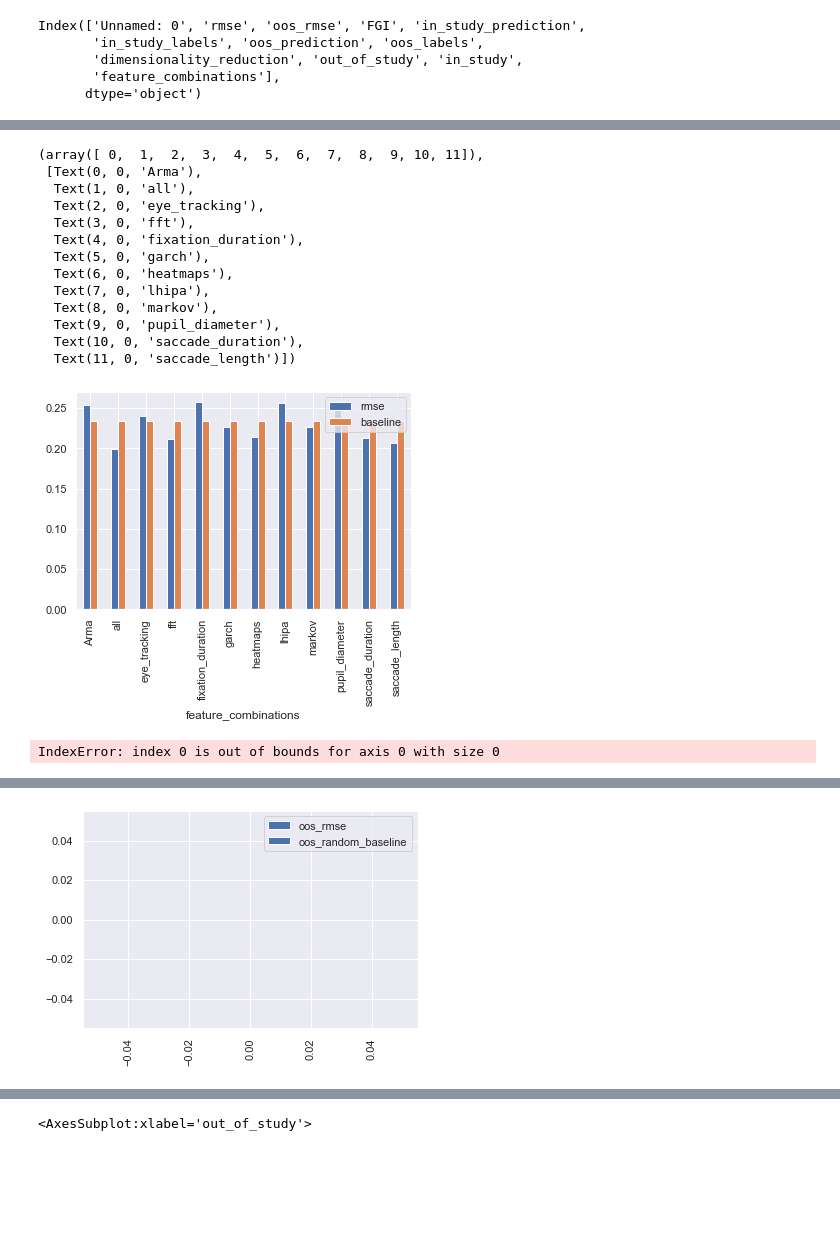
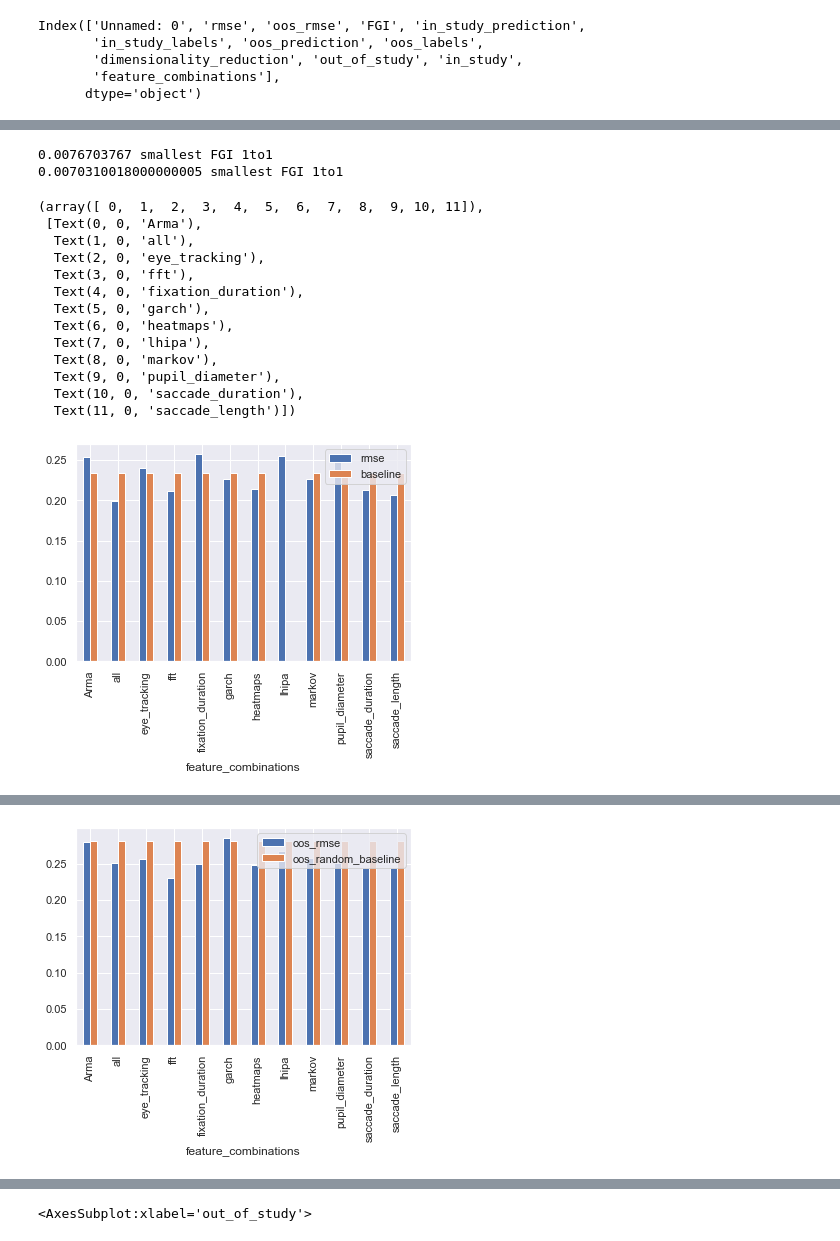
Before and after one commit to s0lvang/ideal-pancake, a Jupyter notebook: misc/notebooks/Analyze Results.ipynb, the cells around one changed output, grey strips where cells are left out. Drawn from its saved outputs; the diff is of its cells as text; code cells hidden in the pictures; blank space fills up the shorter version.

Commit message:
update results notebook

```diff
--- a/misc/notebooks/Analyze Results.ipynb
+++ b/misc/notebooks/Analyze Results.ipynb
@@ -4,9 +4,9 @@ from matplotlib import pyplot as plt
 import seaborn as sns
 sns.set_theme()
 # %%
-df = pd.read_csv("results/results_2_to_1_new_emip.csv")
+two_to_one_df = pd.read_csv("results/results_2_to_1_new_emip.csv")
 one_to_one_df = pd.read_csv("results/results_1_to_1_new_emip.csv")
-df.columns
+two_to_one_df.columns
 # %% [output]
 Index(['Unnamed: 0', 'rmse', 'oos_rmse', 'FGI', 'in_study_prediction',
        'in_study_labels', 'oos_prediction', 'oos_labels',
@@ -170,6 +180,15 @@ one_to_one_df
+# %%
+def filter_on_baselines(df):
+    return df[(df["rmse"] < df["baseline"]) & (df["oos_rmse"] < df["oos_baseline"])]
+
+print(filter_on_baselines(one_to_one_df).loc[:,"FGI"].min(), "smallest FGI 1to1")
+print(filter_on_baselines(two_to_one_df).loc[:,"FGI"].min(), "smallest FGI 1to1")
+# %% [output]
+0.0076703767 smallest FGI 1to1
+0.0070310018000000005 smallest FGI 1to1
 # %%
 #MINIMUM RMSE PER FEATURE
-minimum_rmse = df.loc[df.groupby('feature_combinations')["rmse"].idxmin()]
+minimum_rmse = two_to_one_df.loc[df.groupby('feature_combinations')["rmse"].idxmin()]
 minimum_rmse.plot.bar(x="feature_combinations", y=["rmse", "baseline"])
 plt.xticks(rotation=90)
 # %% [output]
@@ -186,12 +205,11 @@ plt.xticks(rotation=90)
   Text(9, 0, 'pupil_diameter'),
   Text(10, 0, 'saccade_duration'),
   Text(11, 0, 'saccade_length')])
-[figure, old version]
+[figure, new version]
 # %%
 #MINIMUM OOS_RMSE PER FEATURE
-minimum_rmse = df.loc[df.groupby('feature_combinations')["oos_rmse"].idxmin()]
+minimum_rmse = two_to_one_df.loc[df.groupby('feature_combinations')["oos_rmse"].idxmin()]
 minimum_rmse.plot.bar(x="feature_combinations", y=["oos_rmse", "oos_random_baseline"])
 plt.xticks(rotation=90)
 minimum_rmse
 # %% [output]
-IndexError: index 0 is out of bounds for axis 0 with size 0
@@ -198,3 +229,3 @@ IndexError: index 0 is out of bounds for axis 0 with size 0
-[figure, old version]
+[figure, new version]
 # %%
 #MINIMUM RMSE PER DATASET
```
Also changed, not shown: parts of 18 cells of this notebook, 6 other files.
